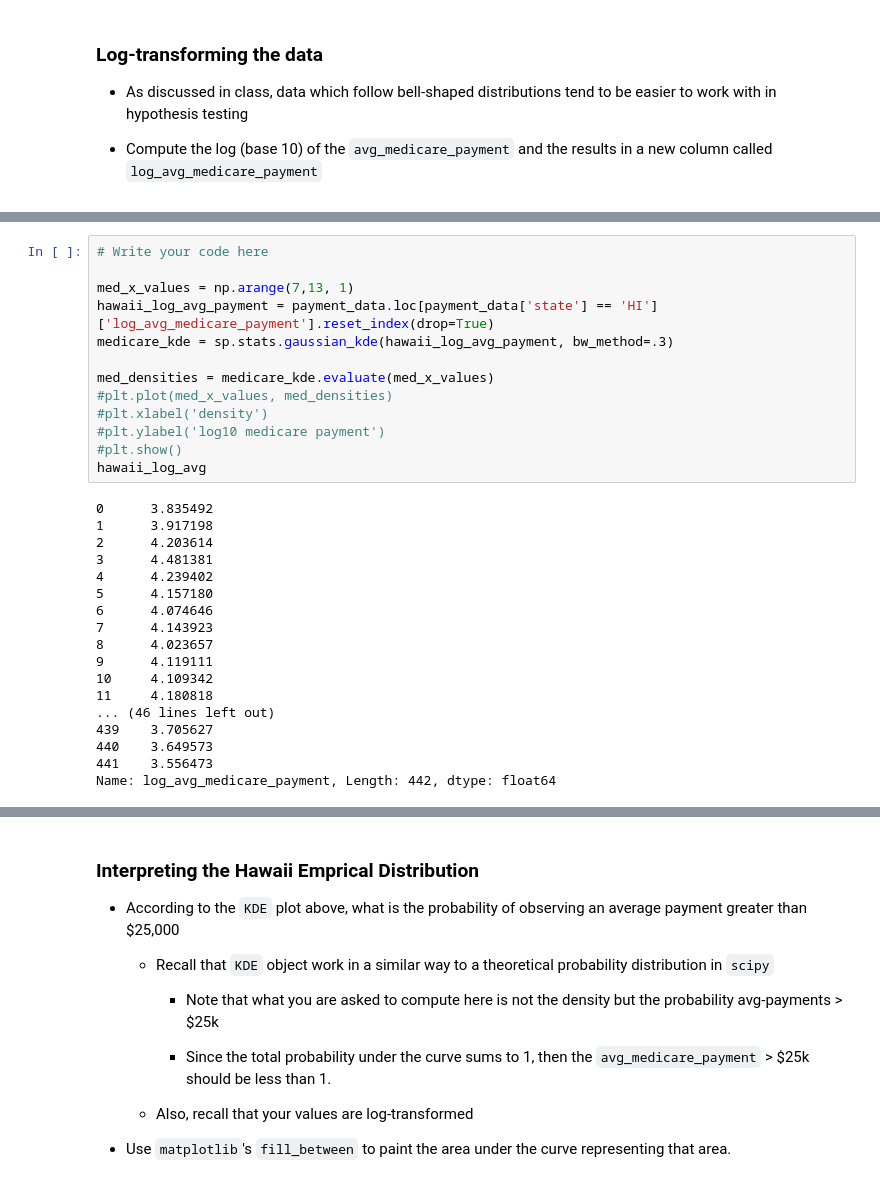
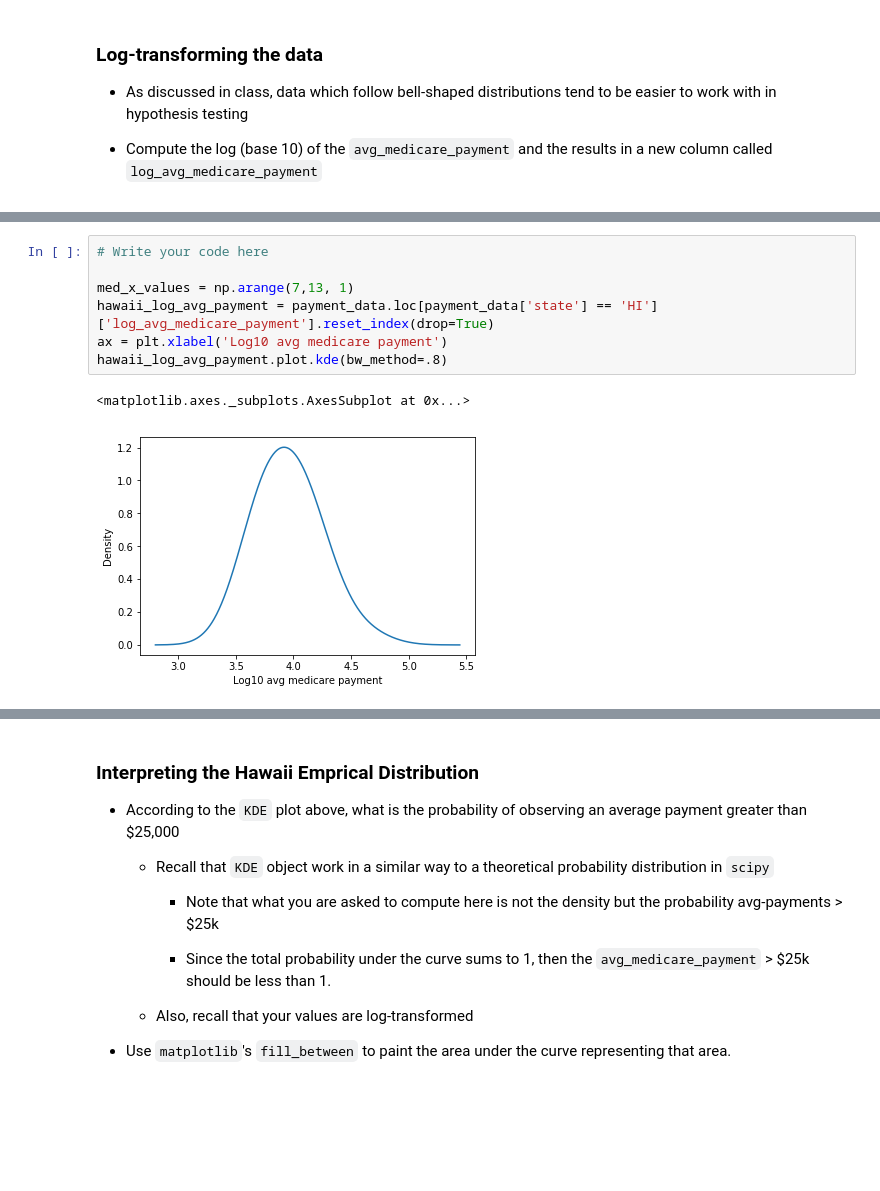
Before and after one commit to nlaranio/assignment-2-simulations-mahdi-b, a Jupyter notebook: Assignment_2.ipynb, the cells around one changed output, grey strips where cells are left out. Drawn from its saved outputs; the diff is of its cells as text; blank space fills up the shorter version.

```diff
--- a/Assignment_2.ipynb
+++ b/Assignment_2.ipynb
@@ -741,34 +741,13 @@ payment_data.head(n=5)
 # %%
 # Write your code here
 
 med_x_values = np.arange(7,13, 1)
 hawaii_log_avg_payment = payment_data.loc[payment_data['state'] == 'HI']['log_avg_medicare_payment'].reset_index(drop=True)
-medicare_kde = sp.stats.gaussian_kde(hawaii_log_avg_payment, bw_method=.3)
-
-med_densities = medicare_kde.evaluate(med_x_values)
-#plt.plot(med_x_values, med_densities)
-#plt.xlabel('density')
-#plt.ylabel('log10 medicare payment')
-#plt.show()
-hawaii_log_avg
+ax = plt.xlabel('Log10 avg medicare payment')
+hawaii_log_avg_payment.plot.kde(bw_method=.8)
 # %% [output]
-0      3.835492
-1      3.917198
-2      4.203614
-3      4.481381
-4      4.239402
-5      4.157180
-6      4.074646
-7      4.143923
-8      4.023657
-9      4.119111
-10     4.109342
-11     4.180818
-... (46 lines left out)
-439    3.705627
-440    3.649573
-441    3.556473
-Name: log_avg_medicare_payment, Length: 442, dtype: float64
+<matplotlib.axes._subplots.AxesSubplot at 0x...>
+[figure, added]
 # %% [markdown]
 ### Interpreting the Hawaii Emprical Distribution
 
```
Also changed, not shown: parts of 1 cell of this notebook.
